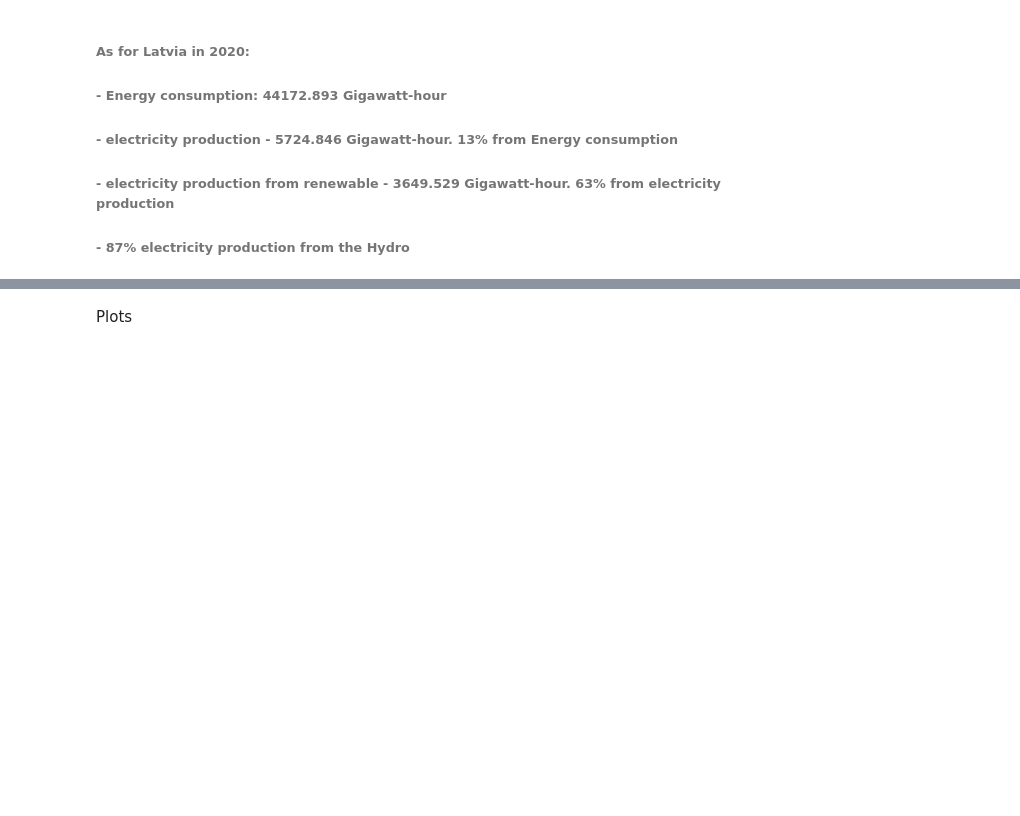
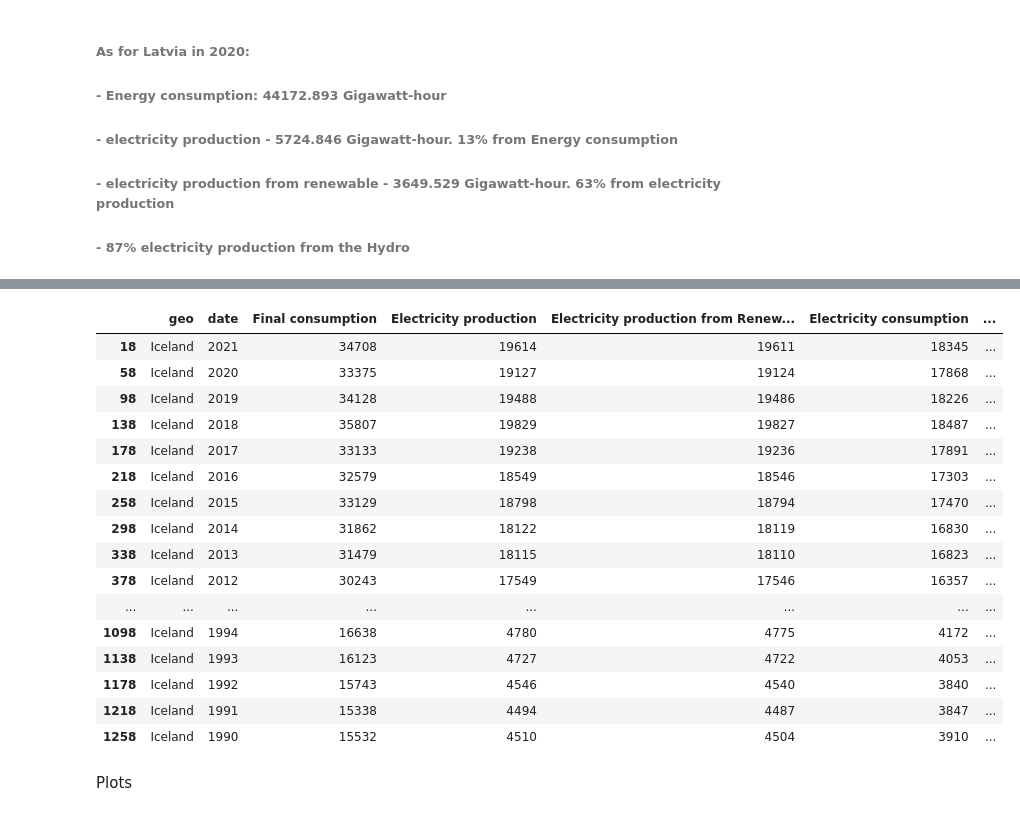
Before and after one commit to zhiravetska/FP, a Jupyter notebook: Eurostat.ipynb, the cells around one changed output, grey strips where cells are left out. Drawn from its saved outputs; the diff is of its cells as text; code cells hidden in the pictures; blank space fills up the shorter version.

```diff
--- a/Eurostat.ipynb
+++ b/Eurostat.ipynb
@@ -187,0 +204,20 @@ concated
+# %%
+concated[concated.geo=='Iceland']
+# %% [output]
+|  | geo | date | Final consumption | Electricity production | Electricity production from Renew... | Electricity consumption | ... |
+| 18 | Iceland | 2021 | 34708 | 19614 | 19611 | 18345 | ... |
+| 58 | Iceland | 2020 | 33375 | 19127 | 19124 | 17868 | ... |
+| 98 | Iceland | 2019 | 34128 | 19488 | 19486 | 18226 | ... |
+| 138 | Iceland | 2018 | 35807 | 19829 | 19827 | 18487 | ... |
+| 178 | Iceland | 2017 | 33133 | 19238 | 19236 | 17891 | ... |
+| 218 | Iceland | 2016 | 32579 | 18549 | 18546 | 17303 | ... |
+| 258 | Iceland | 2015 | 33129 | 18798 | 18794 | 17470 | ... |
+| 298 | Iceland | 2014 | 31862 | 18122 | 18119 | 16830 | ... |
+| 338 | Iceland | 2013 | 31479 | 18115 | 18110 | 16823 | ... |
+| 378 | Iceland | 2012 | 30243 | 17549 | 17546 | 16357 | ... |
+| ... | ... | ... | ... | ... | ... | ... | ... |
+| 1098 | Iceland | 1994 | 16638 | 4780 | 4775 | 4172 | ... |
+| 1138 | Iceland | 1993 | 16123 | 4727 | 4722 | 4053 | ... |
+| 1178 | Iceland | 1992 | 15743 | 4546 | 4540 | 3840 | ... |
+| 1218 | Iceland | 1991 | 15338 | 4494 | 4487 | 3847 | ... |
+| 1258 | Iceland | 1990 | 15532 | 4510 | 4504 | 3910 | ... |
```
Also changed, not shown: parts of 17 cells of this notebook, 2 other files.
